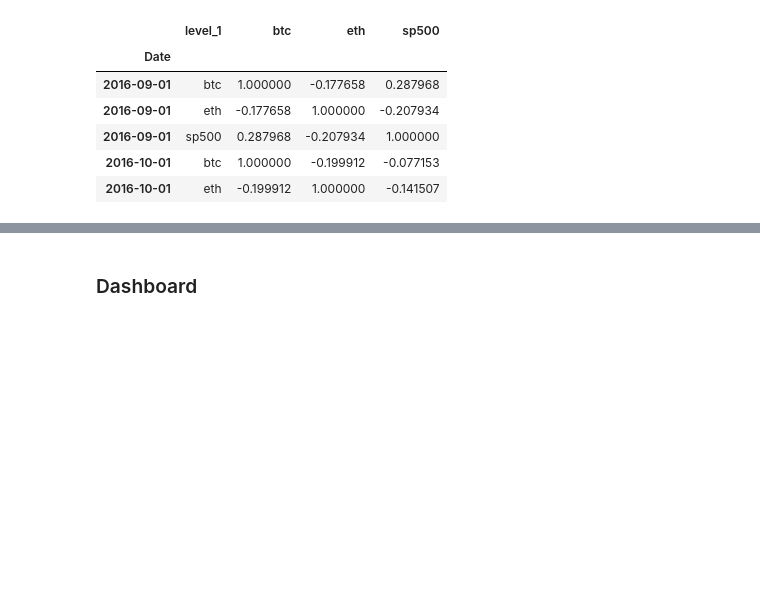
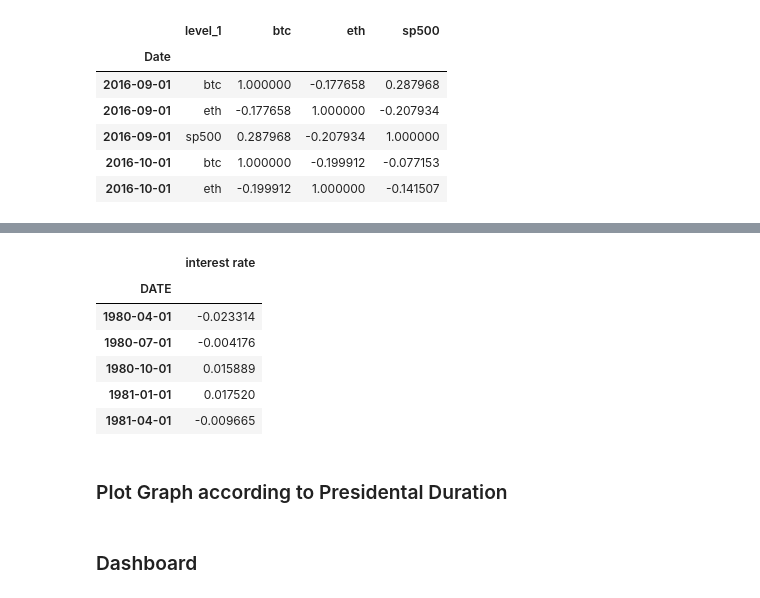
Before and after one commit to lfarlima/Monte-Carlo-Simulation, a Jupyter notebook: Project-01/Project1_master.ipynb, the cells around one changed output, grey strips where cells are left out. Saved outputs shown, nothing was run; the diff lists cells and outputs as text; code cells hidden in the pictures; blank space fills up the shorter version.

```diff
--- a/Project-01/Project1_master.ipynb
+++ b/Project-01/Project1_master.ipynb
@@ -330,0 +427,4 @@ PandasInterface expects tabular data, for more information on supported datatype
+# %%
+ir_returns= ir_data.pct_change()
+ir_returns.dropna(inplace=True)
+ir_returns.info()
@@ -330,0 +440,10 @@ PandasInterface expects tabular data, for more information on supported datatype
+# %%
+ir_returns.head()
+# %% [output]
+|  | interest rate |
+| DATE |  |
+| 1980-04-01 | -0.023314 |
+| 1980-07-01 | -0.004176 |
+| 1980-10-01 | 0.015889 |
+| 1981-01-01 | 0.017520 |
+| 1981-04-01 | -0.009665 |
@@ -330,0 +466,2 @@ PandasInterface expects tabular data, for more information on supported datatype
+# %% [markdown]
+### Plot Graph according to Presidental Duration
```
Also changed, not shown: parts of 38 cells of this notebook, 8 other files.
